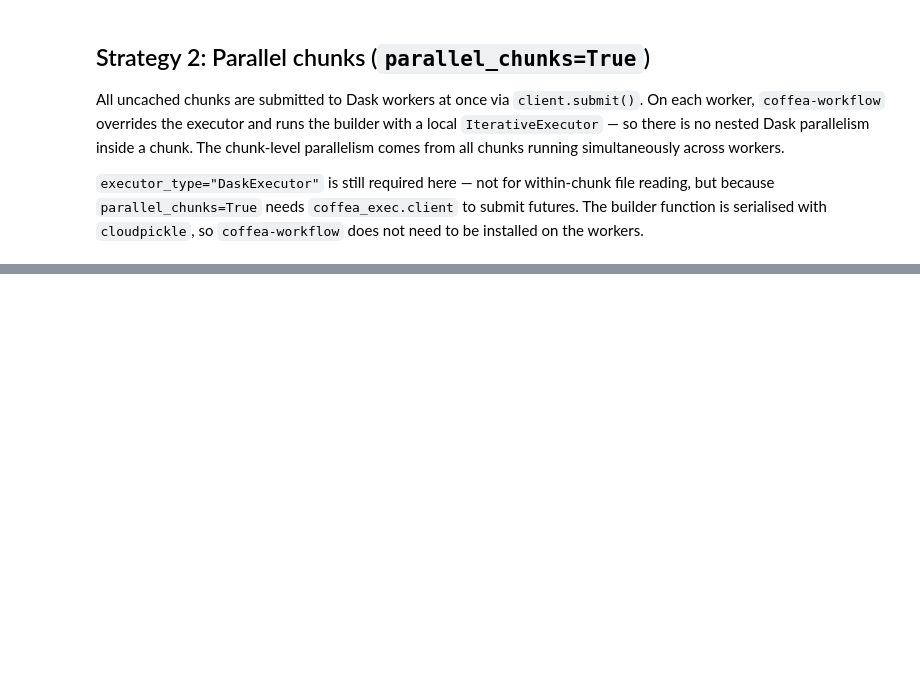
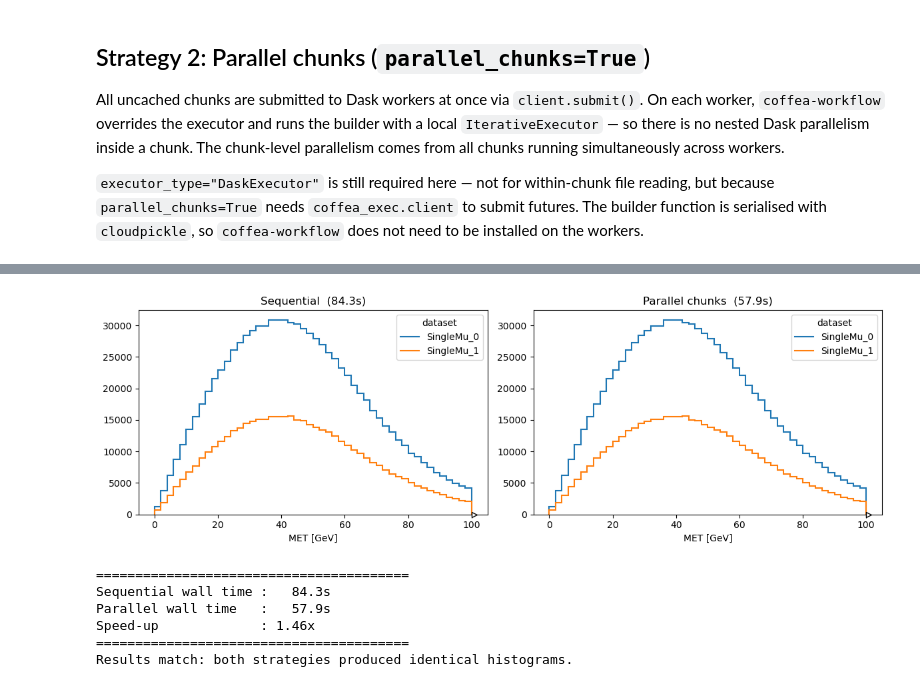
Before and after one commit to CoffeaTeam/coffea-workflow, a Jupyter notebook: examples/showcase/coffea_casa/parallel_vs_sequential.ipynb, the cells around one changed output, grey strips where cells are left out. Cells and saved outputs as stored; diff of their text form; code cells hidden in the pictures; blank space fills up the shorter version.

Commit message:
add comparison measurements for parallel vs sequential execution

```diff
--- a/examples/showcase/coffea_casa/parallel_vs_sequential.ipynb
+++ b/examples/showcase/coffea_casa/parallel_vs_sequential.ipynb
@@ -233,0 +222,41 @@ Successfully processed!
+# %%
+import hist
+import matplotlib.pyplot as plt
+
+# --- timing ---
+print("=" * 40)
+print(f"Sequential wall time : {t_sequential:6.1f}s")
+print(f"Parallel wall time   : {t_parallel:6.1f}s")
+if t_parallel > 0:
+    print(f"Speed-up             : {t_sequential / t_parallel:.2f}x")
+print("=" * 40)
+
+# --- verify results are identical ---
+# result is the payload dict returned by run():
+#   { 'processor_result': (hist_accumulator, metrics), 'n_chunks_ok': int, 'failures': [...] }
+acc_seq, _ = result_sequential['results']['Analysis']['processor_result']
+acc_par, _ = result_parallel['results']['Analysis']['processor_result']
+
+h_seq = acc_seq["MET"]
+h_par = acc_par["MET"]
+
+import numpy as np
+assert np.allclose(h_seq.values(), h_par.values()), "Results differ between strategies!"
+print("Results match: both strategies produced identical histograms.")
+
+# --- side-by-side histograms ---
+fig, axes = plt.subplots(1, 2, figsize=(12, 4))
+h_seq.plot1d(ax=axes[0])
+axes[0].set_title(f"Sequential  ({t_sequential:.1f}s)")
+h_par.plot1d(ax=axes[1])
+axes[1].set_title(f"Parallel chunks  ({t_parallel:.1f}s)")
+plt.tight_layout()
+plt.show()
+# %% [output]
+[figure, added]
+========================================
+Sequential wall time :   84.3s
+Parallel wall time   :   57.9s
+Speed-up             : 1.46x
+========================================
+Results match: both strategies produced identical histograms.
```
Also changed, not shown: parts of 2 cells of this notebook.
